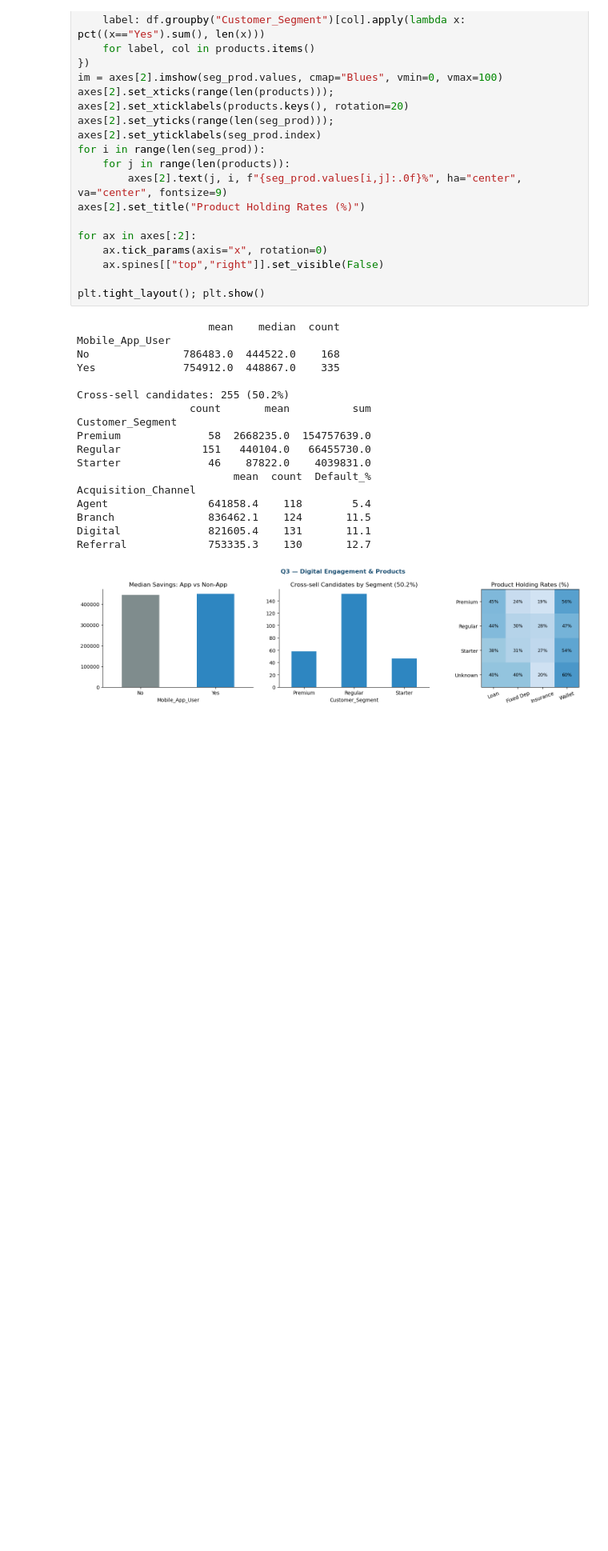
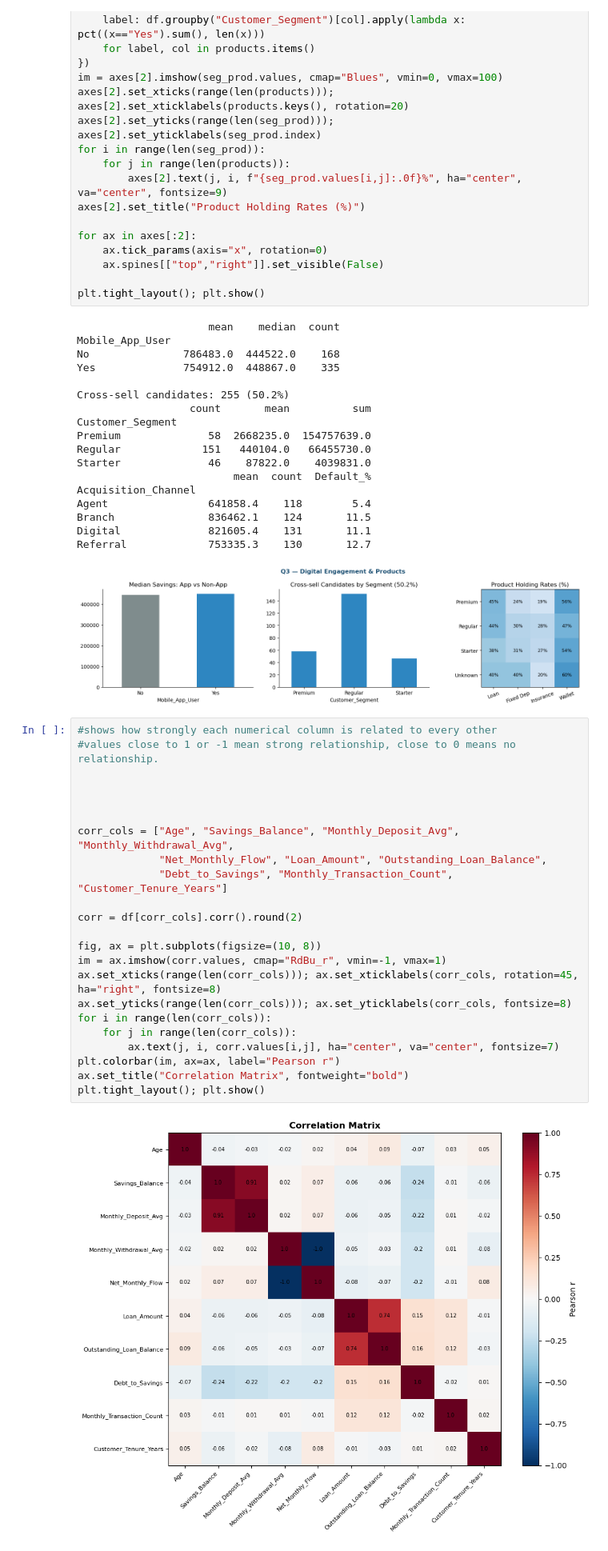
Before and after one commit to senara20240943-droid/Dialog-Fintec, a Jupyter notebook: Cleaning and EDA.ipynb, the cells around one changed output. Shown at 80% size. Cells and saved outputs as stored; diff of their text form; blank space fills up the shorter version.

Commit message:
correlation analysis

```diff
--- a/Cleaning and EDA.ipynb
+++ b/Cleaning and EDA.ipynb
@@ -452,3 +452,28 @@ Branch               836462.1    124       11.5
 Digital              821605.4    131       11.1
 Referral             753335.3    130       12.7
 [figure]
+# %%
+#shows how strongly each numerical column is related to every other
+#values close to 1 or -1 mean strong relationship, close to 0 means no relationship.
+
+
+
+
+corr_cols = ["Age", "Savings_Balance", "Monthly_Deposit_Avg", "Monthly_Withdrawal_Avg",
+             "Net_Monthly_Flow", "Loan_Amount", "Outstanding_Loan_Balance",
+             "Debt_to_Savings", "Monthly_Transaction_Count", "Customer_Tenure_Years"]
+
+corr = df[corr_cols].corr().round(2)
+
+fig, ax = plt.subplots(figsize=(10, 8))
+im = ax.imshow(corr.values, cmap="RdBu_r", vmin=-1, vmax=1)
+ax.set_xticks(range(len(corr_cols))); ax.set_xticklabels(corr_cols, rotation=45, ha="right", fontsize=8)
+ax.set_yticks(range(len(corr_cols))); ax.set_yticklabels(corr_cols, fontsize=8)
+for i in range(len(corr_cols)):
+    for j in range(len(corr_cols)):
+        ax.text(j, i, corr.values[i,j], ha="center", va="center", fontsize=7)
+plt.colorbar(im, ax=ax, label="Pearson r")
+ax.set_title("Correlation Matrix", fontweight="bold")
+plt.tight_layout(); plt.show()
+# %% [output]
+[figure, added]
```
